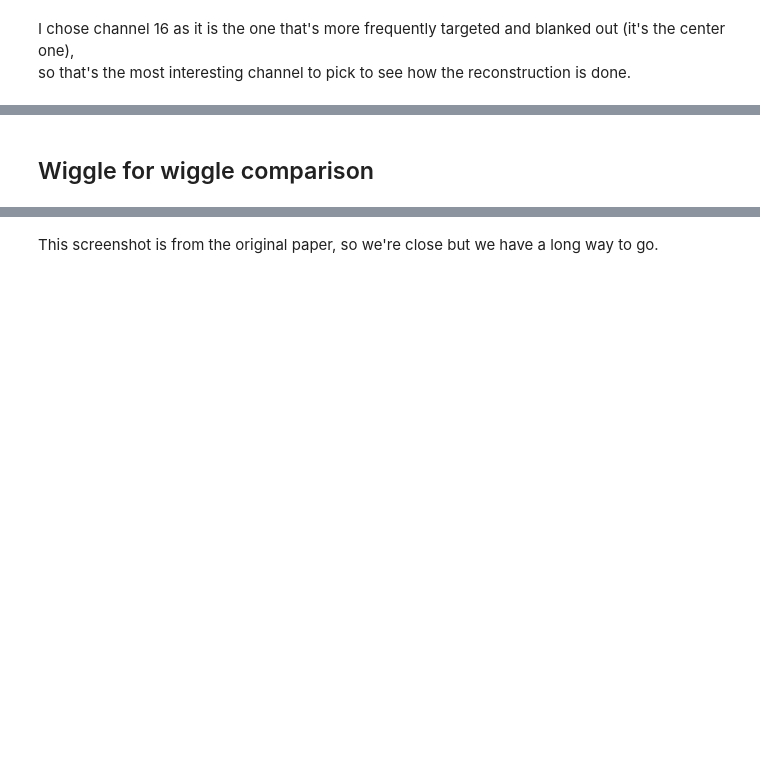
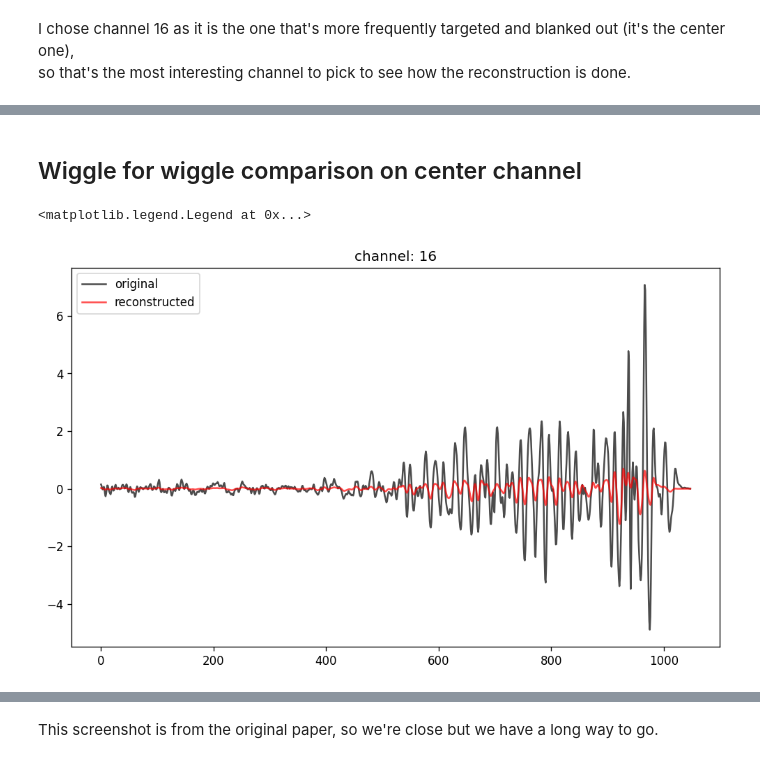
Before and after one commit to maniatisni/iDAS-self-supervised-denoising, a Jupyter notebook: testing.ipynb, the cells around one changed output, grey strips where cells are left out. Saved outputs shown, nothing was run; the diff lists cells and outputs as text; code cells hidden in the pictures; blank space fills up the shorter version.

```diff
--- a/testing.ipynb
+++ b/testing.ipynb
@@ -82,2 +83,11 @@ pl2 = ax2.imshow(outputs_[batch_idx][event],aspect = 'auto',cmap = 'seismic')
 # %% [markdown]
-## Wiggle for wiggle comparison
+## Wiggle for wiggle comparison on center channel
+# %%
+plt.figure(figsize=(10, 6), dpi=120)
+plt.plot(evals[batch_idx][event + 2, channel][1000:], alpha=0.7, label='original', color='black')
+plt.plot(outputs_[batch_idx][event + 2, channel][1000:], alpha=0.7, label='reconstructed', color='red')
+plt.title(f"channel: {channel}")
+plt.legend()
+# %% [output]
+<matplotlib.legend.Legend at 0x...>
+[figure, added]
```
Also changed, not shown: parts of 11 cells of this notebook, 2 other files.
